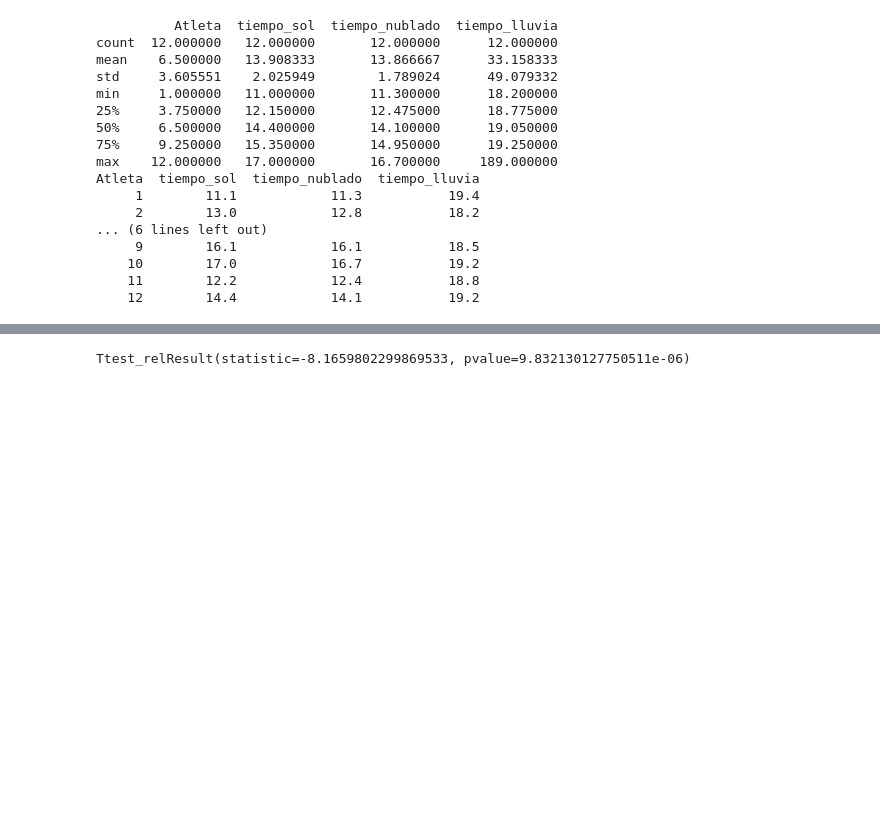
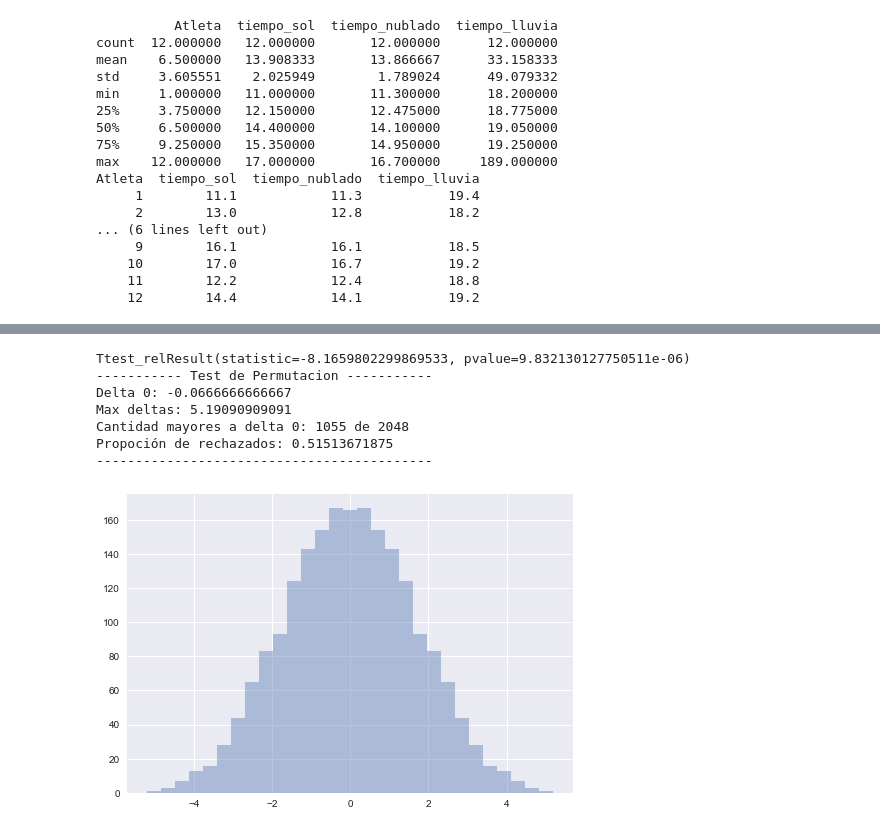
Before and after one commit to lucasputer/CienciaDeDatos, a Jupyter notebook: tp1/tp1.ipynb, the cells around one changed output, grey strips where cells are left out. Cells and saved outputs as stored; diff of their text form; code cells hidden in the pictures; blank space fills up the shorter version.

```diff
--- a/tp1/tp1.ipynb
+++ b/tp1/tp1.ipynb
@@ -34,3 +56,28 @@ Atleta  tiempo_sol  tiempo_nublado  tiempo_lluvia
+# %%
+def permutation_test_flip(data1, data2, func):
+    assert(len(data1) == len(data2))
+    size = len(data1)
+    deltas = []
+    for i in range(2**size):
+        copy1 = list(data1)
+        copy2 = list(data2)
+        bin_i = "{0:b}".format(i)
+        bin_i = ['0' for j in range(size - len(bin_i))] + list(bin_i)
+        for j, digit in enumerate(bin_i):
+            if int(digit):
+                copy1[j], copy2[j] = copy2[j], copy1[j]
+        deltas.append(np.average(copy1) - np.average(copy2))
+    print
+    delta_0 = np.average(data1) - np.average(data2)
+
+    reject_delta_count = len(filter(lambda x: func(x) > delta_0, deltas))
+    print("----------- Test de Permutacion -----------")
+    print("Delta 0: "+ str(delta_0))
+    print("Max deltas: "+ str(max(deltas)))
+    print("Cantidad mayores a delta 0: "+ str(reject_delta_count) + " de " + str(len(deltas)))
+    print("Propoción de rechazados: "+ str(float(reject_delta_count)/(2**len(data1))))
+    print("-------------------------------------------")
+    return deltas
 # %%
 # RTA a : El cielo nublado no influye en los tiempos de los atletas.
 
@@ -206,15 +206,29 @@ WilcoxonResult(statistic=0.0, pvalue=0.0033456181158508813)
 # %%
 # Respuesta a : Los atletas son mas lentos en dias de lluvia que en dias soleados.
 
 # Como las velocidades de los atletas los dias de lluvia y soleados estan relacionadas por el atleta,
 # usamos el t-test para variables apareadas.
 # Hipotesis nula: las muestras vienen de variables con la misma media.
 
-print(stats.ttest_rel(df2['tiempo_sol'],df2['tiempo_lluvia']))
+print(stats.ttest_rel(df_filtrado['tiempo_sol'],df_filtrado['tiempo_lluvia']))
+
+datos_sol = df_filtrado['tiempo_sol']
+datos_lluvia = df_filtrado['tiempo_lluvia']
+
+deltas = permutation_test_flip(datos_lluvia,datos_sol,(lambda x: x))
+sns.distplot(deltas, kde=False, rug=False)
+sns.plt.show()
 
 # p-valor muy chico = podemos rechazar que vienen de variables con la misma media.
 # %% [output]
 Ttest_relResult(statistic=-8.1659802299869533, pvalue=9.832130127750511e-06)
+----------- Test de Permutacion -----------
+Delta 0: -0.0666666666667
+Max deltas: 5.19090909091
+Cantidad mayores a delta 0: 1055 de 2048
+Propoción de rechazados: 0.51513671875
+-------------------------------------------
+[figure, added]
 # %%
 # El clima influye en la velocidad de los atletas
 #Claramente si,  no sabemos como hacerlo
```
Also changed, not shown: parts of 4 cells of this notebook.
